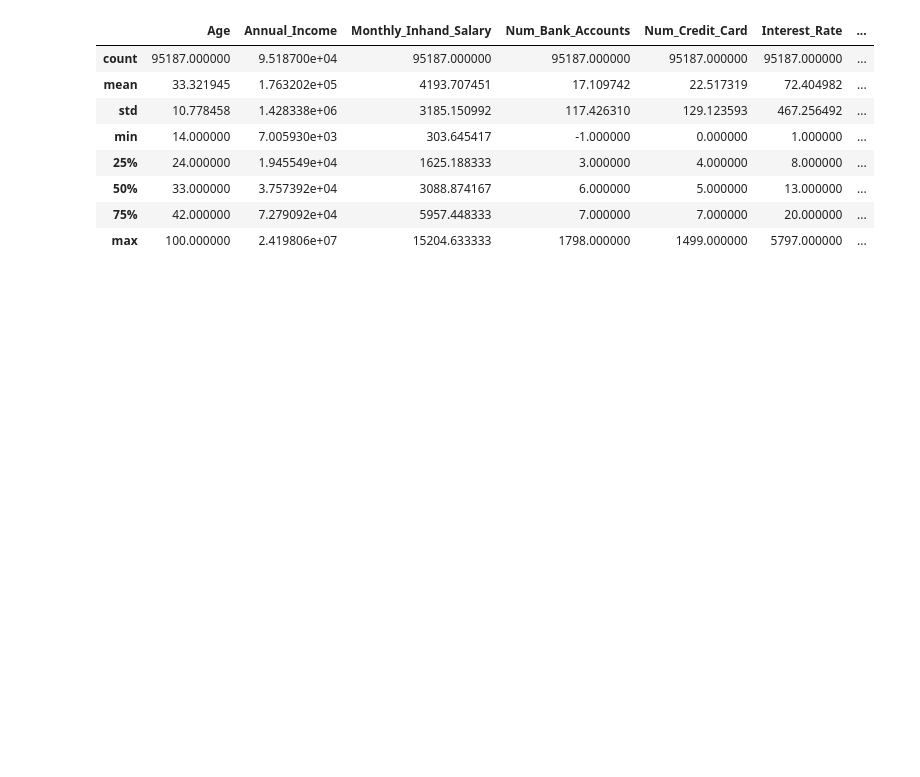
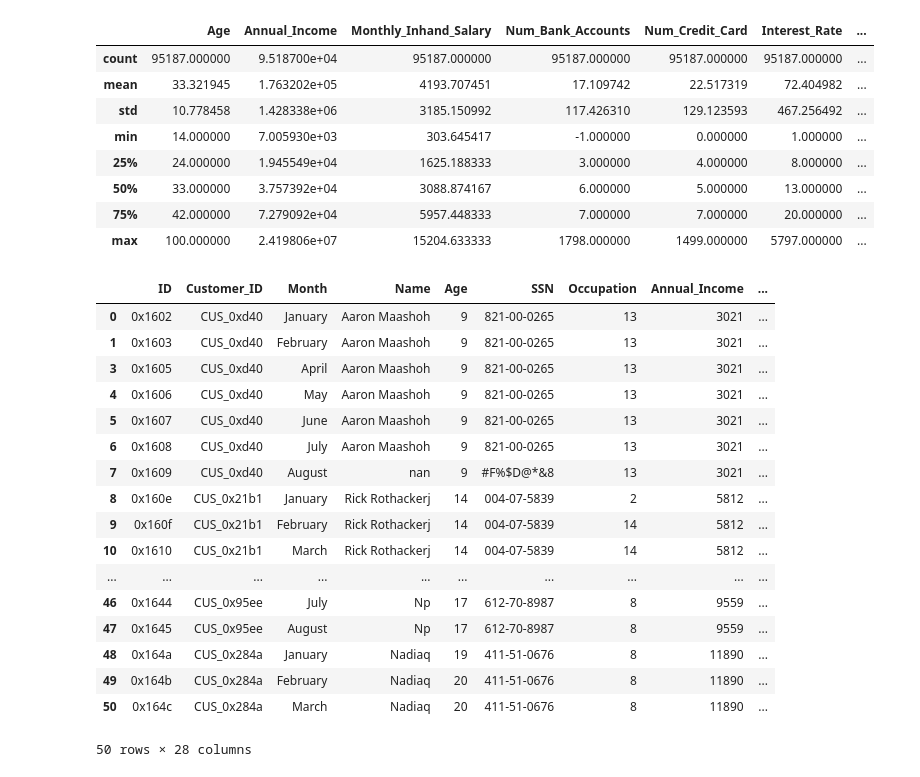
Before and after one commit to UEPP40/PUM, a Jupyter notebook: train.ipynb, the cells around one changed output. Cells and saved outputs as stored; diff of their text form; code cells hidden in the pictures; blank space fills up the shorter version.

```diff
--- a/train.ipynb
+++ b/train.ipynb
@@ -184,3 +190,30 @@ df.describe()
 | 50% | 33.000000 | 3.757392e+04 | 3088.874167 | 6.000000 | 5.000000 | 13.000000 | ... |
 | 75% | 42.000000 | 7.279092e+04 | 5957.448333 | 7.000000 | 7.000000 | 20.000000 | ... |
 | max | 100.000000 | 2.419806e+07 | 15204.633333 | 1798.000000 | 1499.000000 | 5797.000000 | ... |
+# %%
+le = LabelEncoder()
+
+columns_to_code = ['Occupation', 'Annual_Income', 'Monthly_Balance', 'Payment_Behaviour', "Credit_Score"]
+
+df[columns_to_code] = df[columns_to_code].apply(LabelEncoder().fit_transform)
+
+df.head(50)
+# %% [output]
+|  | ID | Customer_ID | Month | Name | Age | SSN | Occupation | Annual_Income | ... |
+| 0 | 0x1602 | CUS_0xd40 | January | Aaron Maashoh | 9 | 821-00-0265 | 13 | 3021 | ... |
+| 1 | 0x1603 | CUS_0xd40 | February | Aaron Maashoh | 9 | 821-00-0265 | 13 | 3021 | ... |
+| 3 | 0x1605 | CUS_0xd40 | April | Aaron Maashoh | 9 | 821-00-0265 | 13 | 3021 | ... |
+| 4 | 0x1606 | CUS_0xd40 | May | Aaron Maashoh | 9 | 821-00-0265 | 13 | 3021 | ... |
+| 5 | 0x1607 | CUS_0xd40 | June | Aaron Maashoh | 9 | 821-00-0265 | 13 | 3021 | ... |
+| 6 | 0x1608 | CUS_0xd40 | July | Aaron Maashoh | 9 | 821-00-0265 | 13 | 3021 | ... |
+| 7 | 0x1609 | CUS_0xd40 | August | nan | 9 | #F%$D@*&8 | 13 | 3021 | ... |
+| 8 | 0x160e | CUS_0x21b1 | January | Rick Rothackerj | 14 | 004-07-5839 | 2 | 5812 | ... |
+| 9 | 0x160f | CUS_0x21b1 | February | Rick Rothackerj | 14 | 004-07-5839 | 14 | 5812 | ... |
+| 10 | 0x1610 | CUS_0x21b1 | March | Rick Rothackerj | 14 | 004-07-5839 | 14 | 5812 | ... |
+| ... | ... | ... | ... | ... | ... | ... | ... | ... | ... |
+| 46 | 0x1644 | CUS_0x95ee | July | Np | 17 | 612-70-8987 | 8 | 9559 | ... |
+| 47 | 0x1645 | CUS_0x95ee | August | Np | 17 | 612-70-8987 | 8 | 9559 | ... |
+| 48 | 0x164a | CUS_0x284a | January | Nadiaq | 19 | 411-51-0676 | 8 | 11890 | ... |
+| 49 | 0x164b | CUS_0x284a | February | Nadiaq | 20 | 411-51-0676 | 8 | 11890 | ... |
+| 50 | 0x164c | CUS_0x284a | March | Nadiaq | 20 | 411-51-0676 | 8 | 11890 | ... |
+50 rows × 28 columns
```
Also changed, not shown: parts of 7 cells of this notebook.
